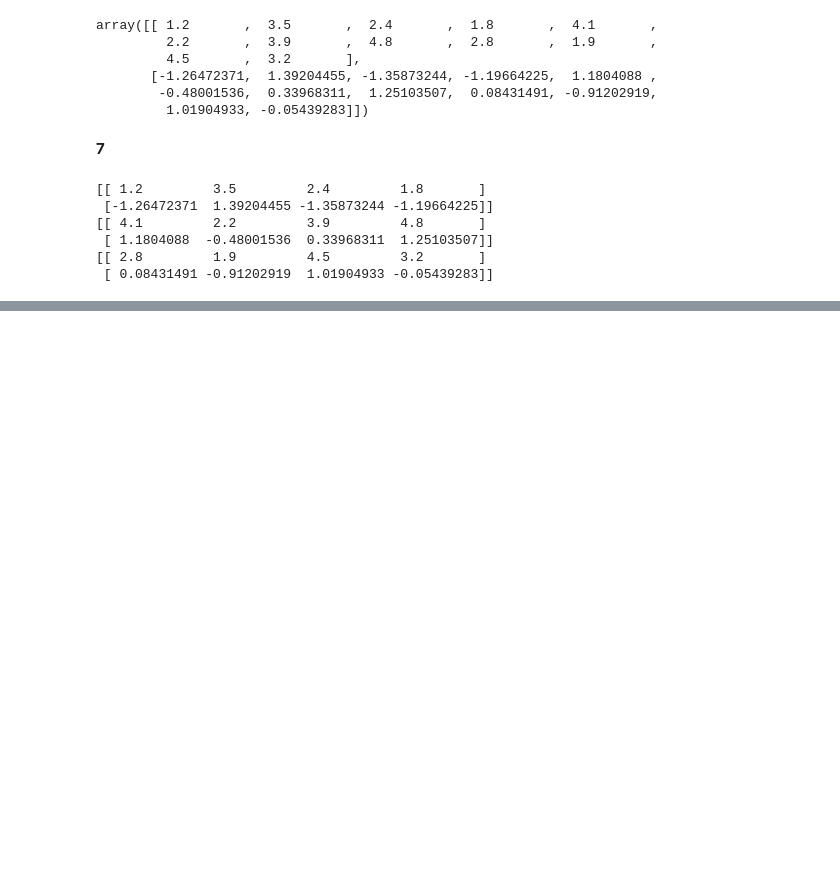
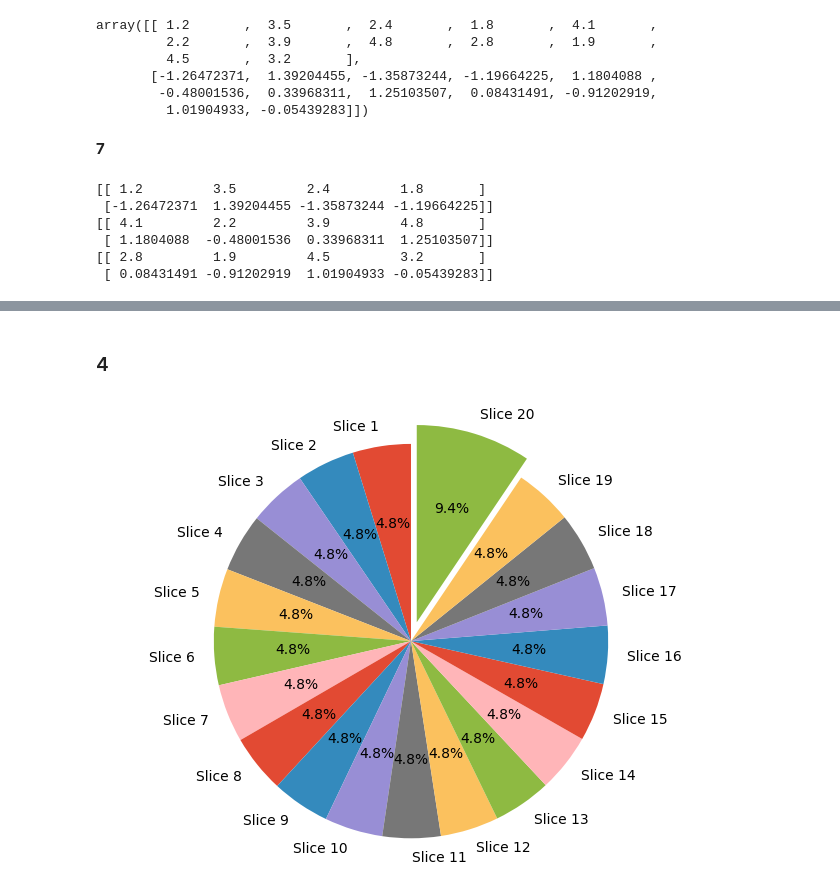
Before and after one commit to SM2A/Machine_Learning_Course_Project, a Jupyter notebook: HW-0/Report.ipynb, the cells around one changed output, grey strips where cells are left out. Saved outputs shown, nothing was run; the diff lists cells and outputs as text; code cells hidden in the pictures; blank space fills up the shorter version.

```diff
--- a/HW-0/Report.ipynb
+++ b/HW-0/Report.ipynb
@@ -500,0 +545,40 @@ print(C)
+# %% [markdown]
+### 4
+# %%
+plt.style.use('ggplot')
+
+dic = {
+    'Slice 1': 4.8,
+    'Slice 2': 4.8,
+    'Slice 3': 4.8,
+    'Slice 4': 4.8,
+    'Slice 5': 4.8,
+    'Slice 6': 4.8,
+    'Slice 7': 4.8,
+    'Slice 8': 4.8,
+    'Slice 9': 4.8,
+    'Slice 10': 4.8,
+    'Slice 11': 4.8,
+    'Slice 12': 4.8,
+    'Slice 13': 4.8,
+    'Slice 14': 4.8,
+    'Slice 15': 4.8,
+    'Slice 16': 4.8,
+    'Slice 17': 4.8,
+    'Slice 18': 4.8,
+    'Slice 19': 4.8,
+    'Slice 20': 9.5
+}
+
+labels = dic.keys()
+sizes = dic.values()
+
+fig, ax = plt.subplots()
+
+ax.pie(sizes, labels=labels, autopct='%1.1f%%', explode=(0, 0, 0, 0, 0, 0, 0, 0, 0, 0, 0, 0, 0, 0, 0, 0, 0, 0, 0, .1), startangle=90)
+ax.axis('equal')
+plt.tight_layout()
+
+plt.show()
+# %% [output]
+[figure, added]
```
Also changed, not shown: parts of 26 cells of this notebook, 1 other file.
